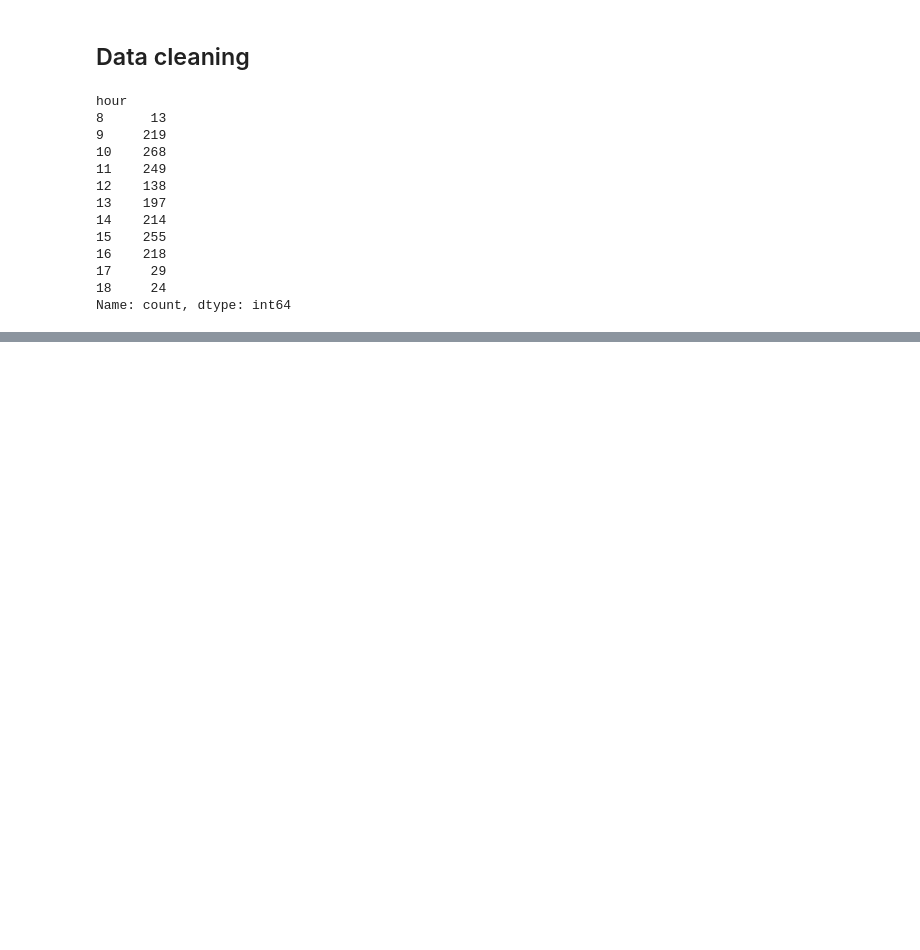
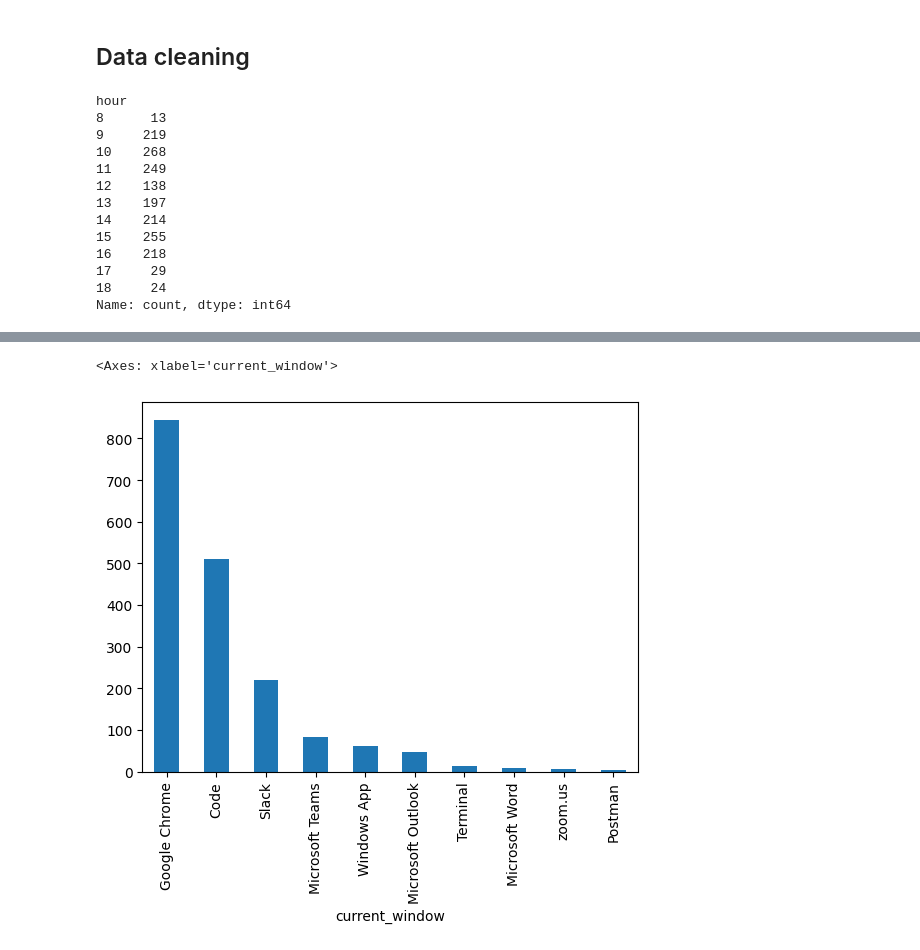
Before and after one commit to pd03-cs-622/LaptopActivityTracker, a Jupyter notebook: data_visualization.ipynb, the cells around one changed output, grey strips where cells are left out. Drawn from its saved outputs; the diff is of its cells as text; code cells hidden in the pictures; blank space fills up the shorter version.

```diff
--- a/data_visualization.ipynb
+++ b/data_visualization.ipynb
@@ -56,0 +80,5 @@ Name: count, dtype: int64
+# %%
+df_all_data_cleaned["current_window"].value_counts().head(10).plot(kind="bar")
+# %% [output]
+<Axes: xlabel='current_window'>
+[figure, added]
```
Also changed, not shown: parts of 9 cells of this notebook, 2 other files.
